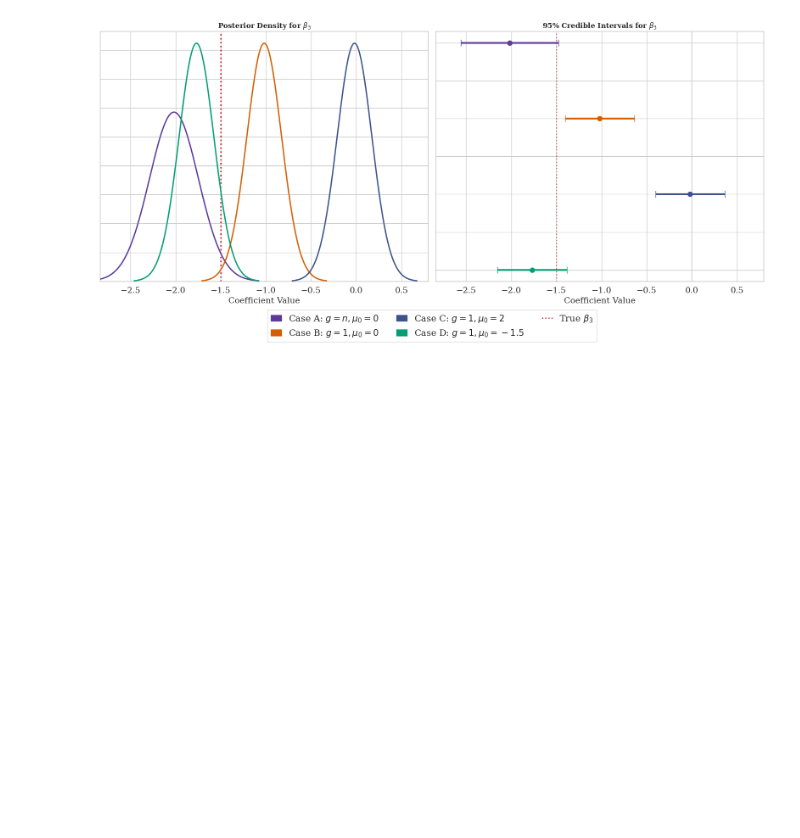
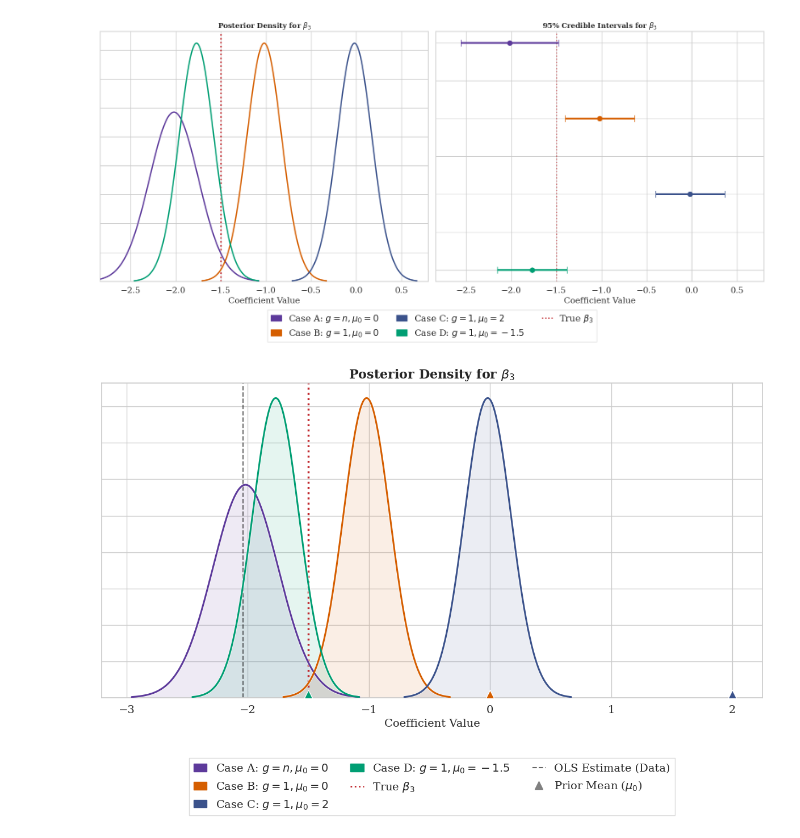
Before and after one commit to AntonioBelloCastro/bayesian_linear_regression, a Jupyter notebook: src/prior_sensitivity_analysis.ipynb, the cells around one changed output. Saved outputs shown, nothing was run; the diff lists cells and outputs as text; code cells hidden in the pictures; blank space fills up the shorter version.

```diff
--- a/src/prior_sensitivity_analysis.ipynb
+++ b/src/prior_sensitivity_analysis.ipynb
@@ -111,3 +104,73 @@ plt.savefig("../graphics/prior_sensitivity_analysis.pdf", dpi=300, bbox_inches='
 plt.show()
 # %% [output]
 [figure]
+# %%
+sns.set_theme(style="whitegrid", font="serif")
+fig, ax1 = plt.subplots(1, 1, figsize=(12, 8))
+
+target_idx = 3
+g_val = 1.0
+
+cases = [
+    {'label': 'Case A: $g=n, \mu_0=0$', 'g': n,     'mu0': 0.0,  'color': palette.ols},
+    {'label': 'Case B: $g=1, \mu_0=0$', 'g': g_val, 'mu0': 0.0,  'color': palette.joint},
+    {'label': 'Case C: $g=1, \mu_0=2$', 'g': g_val, 'mu0': 2.0,  'color': palette.bars},
+    {'label': 'Case D: $g=1, \mu_0=-1.5$', 'g': g_val, 'mu0': -1.5, 'color': palette.gprior}
+]
+
+means_3, scales_3, mes_3 = [], [], []
+for case in cases:
+    m_post = (case['g'] / (case['g'] + 1)) * mean_ind[target_idx] + (1 / (case['g'] + 1)) * case['mu0']
+    s_post = np.sqrt(case['g'] / (case['g'] + 1)) * sd_ind[target_idx]
+    me_post = t.ppf(0.975, df=df_ind) * s_post
+    means_3.append(m_post)
+    scales_3.append(s_post)
+    mes_3.append(me_post)
+
+x_min_calc = min(means_3) - 5 * max(scales_3)
+x_max_calc = max(means_3) + 5 * max(scales_3)
+x_rango = np.linspace(x_min_calc, x_max_calc, 2000)
+
+for i, case in enumerate(cases):
+    pdf = t.pdf(x_rango, df=df_ind, loc=means_3[i], scale=scales_3[i])
+
+    mask = pdf > 0.005
+
+    ax1.fill_between(x_rango[mask], 0, pdf[mask], color=case['color'], alpha=0.1, zorder=1)
+
+    ax1.plot(x_rango[mask], pdf[mask], color='white', linewidth=4, alpha=0.5, zorder=2)
+
+    ax1.plot(x_rango[mask], pdf[mask], color=case['color'],
+             linewidth=palette.line_width_thick, zorder=3)
+
+    if i != 0:
+        ax1.scatter(case['mu0'], 0.02, color=case['color'], marker='^', s=160,
+                    edgecolor='white', linewidth=1, zorder=4)
+
+ax1.axvline(true_beta[target_idx], color=palette.true_red, linestyle=':', linewidth=2.5, zorder=1)
+
+ols_estimate = mean_ind[target_idx]
+ax1.axvline(ols_estimate, color='black', linestyle='--', linewidth=1.5, alpha=0.6, zorder=1)
+
+ax1.set_title(f"Posterior Density for $\\beta_{{{target_idx}}}$", fontweight='bold', fontsize=16)
+ax1.set_xlabel("Coefficient Value", fontsize=14)
+
+ax1.set_ylim(0, None)
+ax1.tick_params(axis='y', labelleft=False)
+ax1.tick_params(axis='x', labelsize=14)
+
+color_proxies = [mpatches.Patch(color=c['color'], label=c['label']) for c in cases]
+true_val_proxy = Line2D([0], [0], color=palette.true_red, linestyle=':', linewidth=2, label=f"True $\\beta_{{{target_idx}}}$")
+ols_proxy = Line2D([0], [0], color='black', linestyle='--', linewidth=1.5, alpha=0.6, label="OLS Estimate (Data)")
+prior_mean_proxy = Line2D([0], [0], color='gray', marker='^', linestyle='None', markersize=10, label="Prior Mean ($\\mu_0$)")
+
+fig.legend(handles=color_proxies + [true_val_proxy, ols_proxy, prior_mean_proxy],
+           loc='lower center', bbox_to_anchor=(0.5, -0.02),
+           ncol=3, frameon=True, edgecolor='#D3D3D3', fancybox=False,
+           fontsize=14, handlelength=1.2, handleheight=0.7)
+
+plt.tight_layout(rect=[0, 0.16, 1, 1])
+plt.savefig("../graphics/prior_sensitivity_analysis_distributions.pdf", dpi=300, bbox_inches='tight')
+plt.show()
+# %% [output]
+[figure, added]
```
Also changed, not shown: parts of 2 cells of this notebook, 25 other files.
